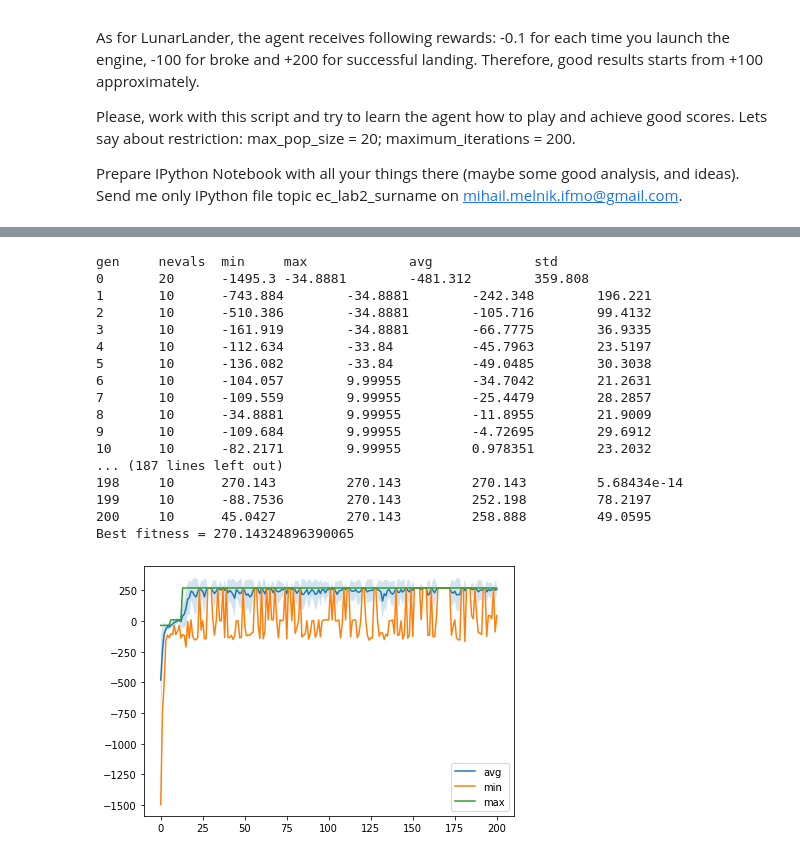
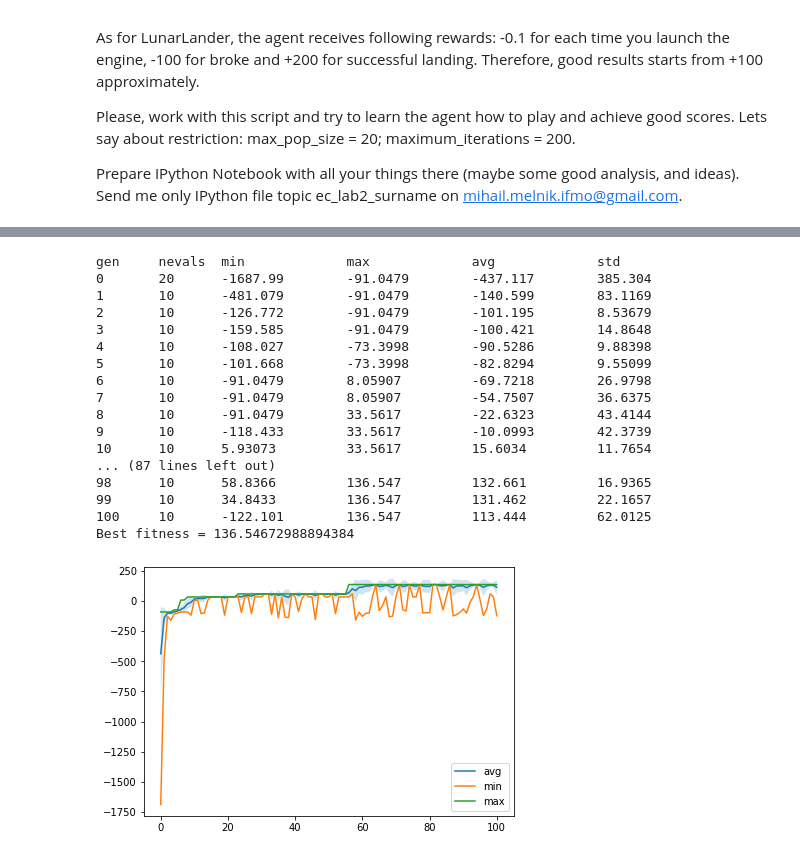
Before and after one commit to skozh/EC_ITMO, a Jupyter notebook: ec_lab2.ipynb, the cells around one changed output, grey strips where cells are left out. Drawn from its saved outputs; the diff is of its cells as text; code cells hidden in the pictures.

```diff
--- a/ec_lab2.ipynb
+++ b/ec_lab2.ipynb
@@ -52,24 +52,20 @@ class RL_ga_experiment:
 
 
     def crossover(self, p1, p2):
-
         c1 = list()
         c2 = list()
-
         c1.append(deepcopy(p1[0]))
         c1.append(deepcopy(p1[1])) # zero
         c1.append(deepcopy(p2[2]))
         c1.append(deepcopy(p1[3])) # zero
         c1.append(deepcopy(p1[4]))
         c1.append(deepcopy(p1[5])) # zero
-
         c2.append(deepcopy(p2[0]))
         c2.append(deepcopy(p2[1]))  # zero
         c2.append(deepcopy(p1[2]))
         c2.append(deepcopy(p2[3]))  # zero
         c2.append(deepcopy(p2[4]))
         c2.append(deepcopy(p2[5]))  # zero
-
         return creator.Individual(c1), creator.Individual(c2)
 
 
@@ -84,7 +80,6 @@ class RL_ga_experiment:
         self.model = self.build_model()
         self.params = self.model.get_weights()
 
-        #self.env = gym.make("CartPole-v0")
         # todo uncomment for LunarLander
         self.env = gym.make("LunarLander-v2")
 
@@ -118,8 +113,7 @@ class RL_ga_experiment:
         stats.register('max', np.max)
         stats.register('avg', np.mean)
         stats.register('std', np.std)
-
-        pop, log = eaMuPlusLambda(pop, self.engine, mu=self.pop_size, lambda_=int(0.5 * self.pop_size), cxpb=0.9, mutpb=0.9,
+        pop, log = eaMuPlusLambda(pop, self.engine, mu=self.pop_size, lambda_=int(0.5 * self.pop_size), cxpb=0.4, mutpb=0.9,
                                   ngen=self.iterations, verbose=True, halloffame=hof, stats=stats)
         best = hof[0]
         print("Best fitness = {}".format(best.fitness.values[0]))
@@ -156,11 +150,6 @@ class RL_ga_experiment:
         return np.mean(scores),
 # %%
 if __name__ == '__main__':
-    # config for CartPole
-    # input_dim = 4
-    # l1 = 20
-    # l2 = 12
-    # output_dim = 2
 
     # todo config for Lunar Lander
     input_dim = 8
@@ -169,7 +158,7 @@ if __name__ == '__main__':
     output_dim = 4
 
     pop_size = 20
-    iterations = 200
+    iterations = 100
 
     exp = RL_ga_experiment(input_dim, l1, l2, output_dim, pop_size, iterations)
     exp.render = False
@@ -177,6 +166,6 @@ if __name__ == '__main__':
 
     draw_log(log)
     exp.render = True
-    for _ in range(10):
+    for _ in range(100):
         exp.fitness(best)
 # %% [output]
@@ -187,18 +176,18 @@ if __name__ == '__main__':
-gen     nevals  min     max             avg             std
-0       20      -1495.3 -34.8881        -481.312        359.808
-1       10      -743.884        -34.8881        -242.348        196.221
-2       10      -510.386        -34.8881        -105.716        99.4132
-3       10      -161.919        -34.8881        -66.7775        36.9335
-4       10      -112.634        -33.84          -45.7963        23.5197
-5       10      -136.082        -33.84          -49.0485        30.3038
-6       10      -104.057        9.99955         -34.7042        21.2631
-7       10      -109.559        9.99955         -25.4479        28.2857
-8       10      -34.8881        9.99955         -11.8955        21.9009
-9       10      -109.684        9.99955         -4.72695        29.6912
-10      10      -82.2171        9.99955         0.978351        23.2032
-... (187 lines left out)
-198     10      270.143         270.143         270.143         5.68434e-14
-199     10      -88.7536        270.143         252.198         78.2197
-200     10      45.0427         270.143         258.888         49.0595
-Best fitness = 270.14324896390065
+gen     nevals  min             max             avg             std
+0       20      -1687.99        -91.0479        -437.117        385.304
+1       10      -481.079        -91.0479        -140.599        83.1169
+2       10      -126.772        -91.0479        -101.195        8.53679
+3       10      -159.585        -91.0479        -100.421        14.8648
+4       10      -108.027        -73.3998        -90.5286        9.88398
+5       10      -101.668        -73.3998        -82.8294        9.55099
+6       10      -91.0479        8.05907         -69.7218        26.9798
+7       10      -91.0479        8.05907         -54.7507        36.6375
+8       10      -91.0479        33.5617         -22.6323        43.4144
+9       10      -118.433        33.5617         -10.0993        42.3739
+10      10      5.93073         33.5617         15.6034         11.7654
+... (87 lines left out)
+98      10      58.8366         136.547         132.661         16.9365
+99      10      34.8433         136.547         131.462         22.1657
+100     10      -122.101        136.547         113.444         62.0125
+Best fitness = 136.54672988894384
-[figure, old version]
+[figure, new version]
```
Also changed, not shown: parts of 2 cells of this notebook.
